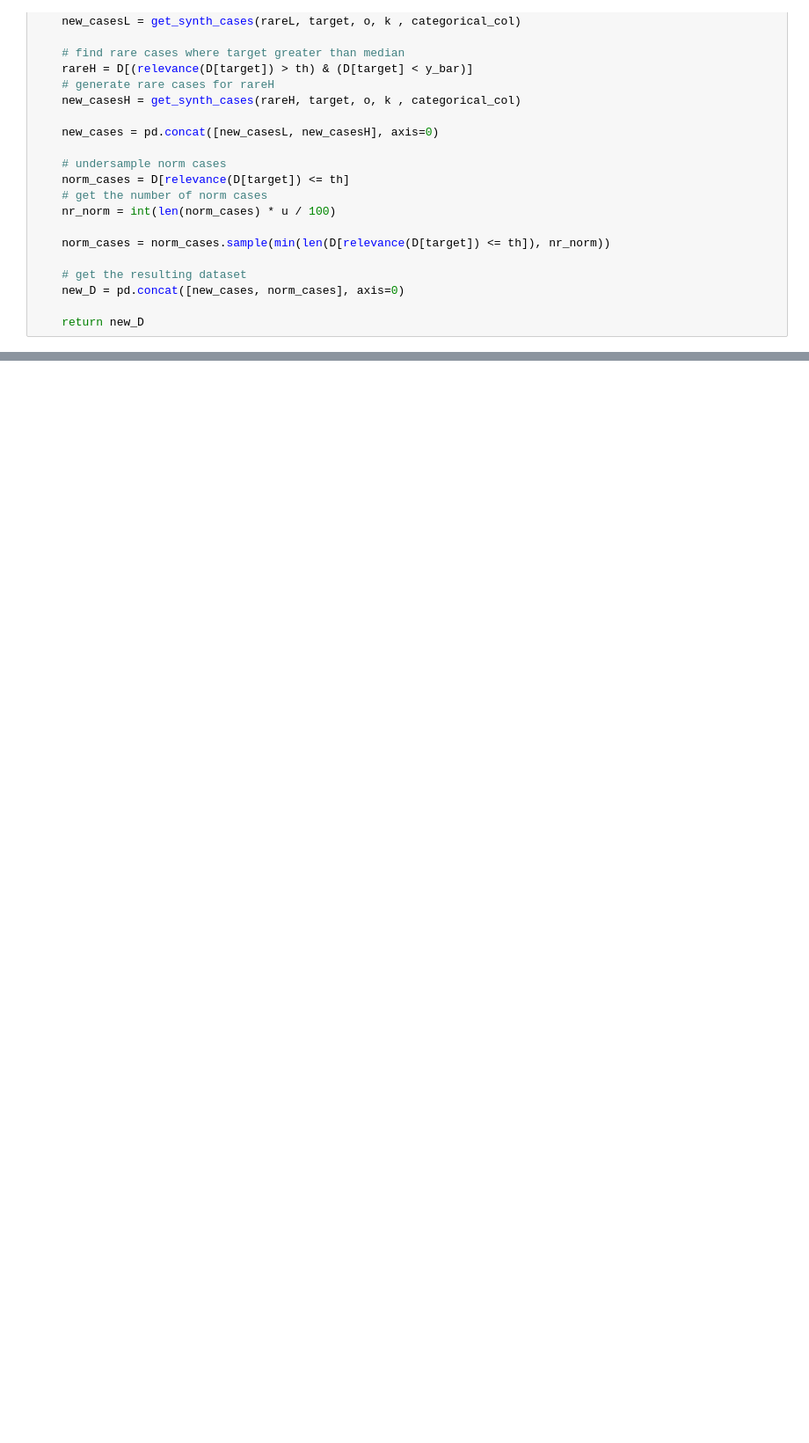
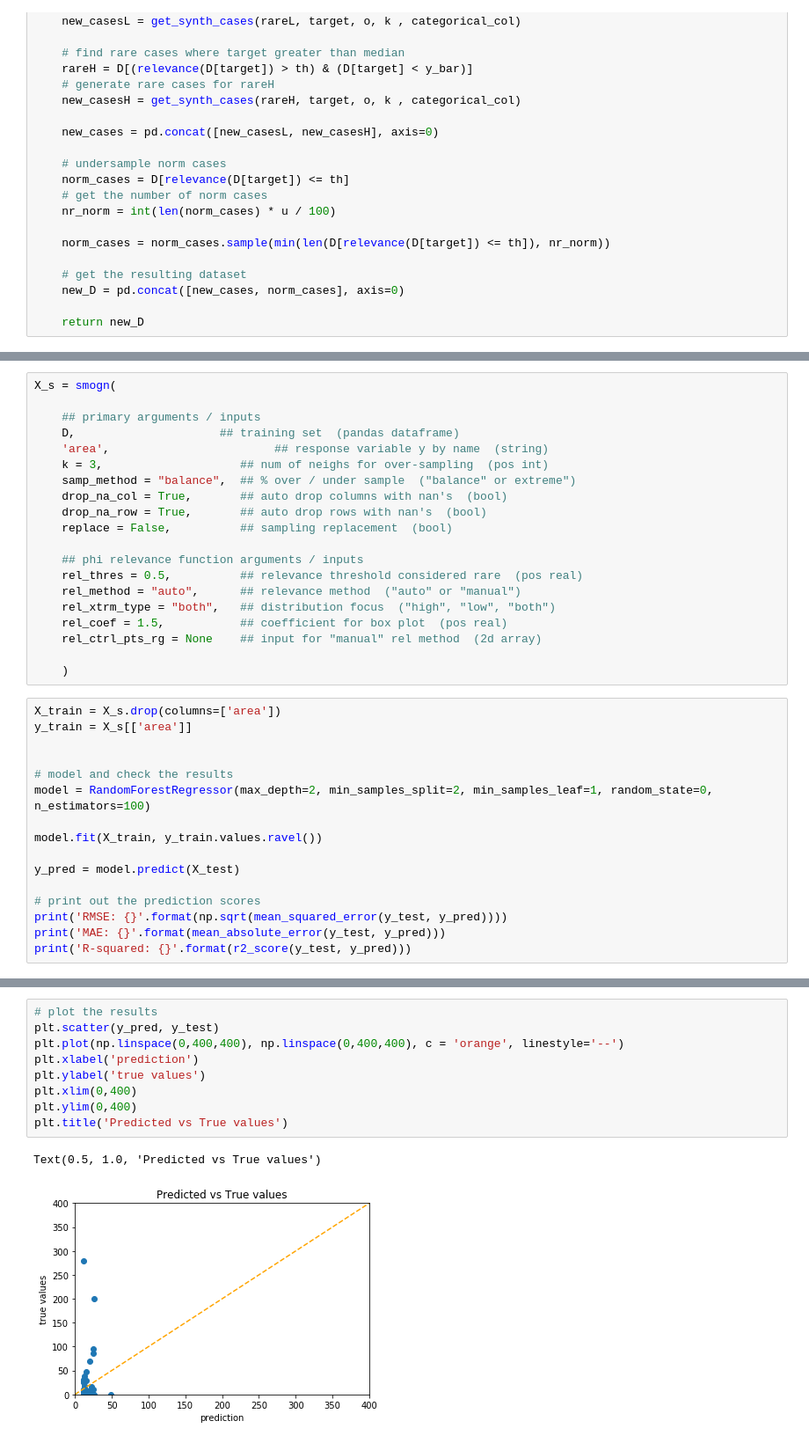
Before and after one commit to Lexie88rus/regression_techniques, a Jupyter notebook: smoter-demo.ipynb, the cells around one changed output, grey strips where cells are left out. Shown at 88% size. Saved outputs shown, nothing was run; the diff lists cells and outputs as text; blank space fills up the shorter version.

```diff
--- a/smoter-demo.ipynb
+++ b/smoter-demo.ipynb
@@ -270,0 +1751,36 @@ Text(0.5, 1.0, 'Predicted vs True values')
+# %%
+X_s = smogn(
+
+    ## primary arguments / inputs
+    D,                     ## training set  (pandas dataframe)
+    'area',                        ## response variable y by name  (string)
+    k = 3,                    ## num of neighs for over-sampling  (pos int)
+    samp_method = "balance",  ## % over / under sample  ("balance" or extreme")
+    drop_na_col = True,       ## auto drop columns with nan's  (bool)
+    drop_na_row = True,       ## auto drop rows with nan's  (bool)
+    replace = False,          ## sampling replacement  (bool)
+
+    ## phi relevance function arguments / inputs
+    rel_thres = 0.5,          ## relevance threshold considered rare  (pos real)
+    rel_method = "auto",      ## relevance method  ("auto" or "manual")
+    rel_xtrm_type = "both",   ## distribution focus  ("high", "low", "both")
+    rel_coef = 1.5,           ## coefficient for box plot  (pos real)
+    rel_ctrl_pts_rg = None    ## input for "manual" rel method  (2d array)
+
+    )
+# %%
+X_train = X_s.drop(columns=['area'])
+y_train = X_s[['area']]
+
+
+# model and check the results
+model = RandomForestRegressor(max_depth=2, min_samples_split=2, min_samples_leaf=1, random_state=0, n_estimators=100)
+
+model.fit(X_train, y_train.values.ravel())
+
+y_pred = model.predict(X_test)
+
+# print out the prediction scores
+print('RMSE: {}'.format(np.sqrt(mean_squared_error(y_test, y_pred))))
+print('MAE: {}'.format(mean_absolute_error(y_test, y_pred)))
+print('R-squared: {}'.format(r2_score(y_test, y_pred)))
@@ -270,0 +1791,12 @@ Text(0.5, 1.0, 'Predicted vs True values')
+# %%
+# plot the results
+plt.scatter(y_pred, y_test)
+plt.plot(np.linspace(0,400,400), np.linspace(0,400,400), c = 'orange', linestyle='--')
+plt.xlabel('prediction')
+plt.ylabel('true values')
+plt.xlim(0,400)
+plt.ylim(0,400)
+plt.title('Predicted vs True values')
+# %% [output]
+Text(0.5, 1.0, 'Predicted vs True values')
+[figure, added]
```
Also changed, not shown: parts of 20 cells of this notebook.
